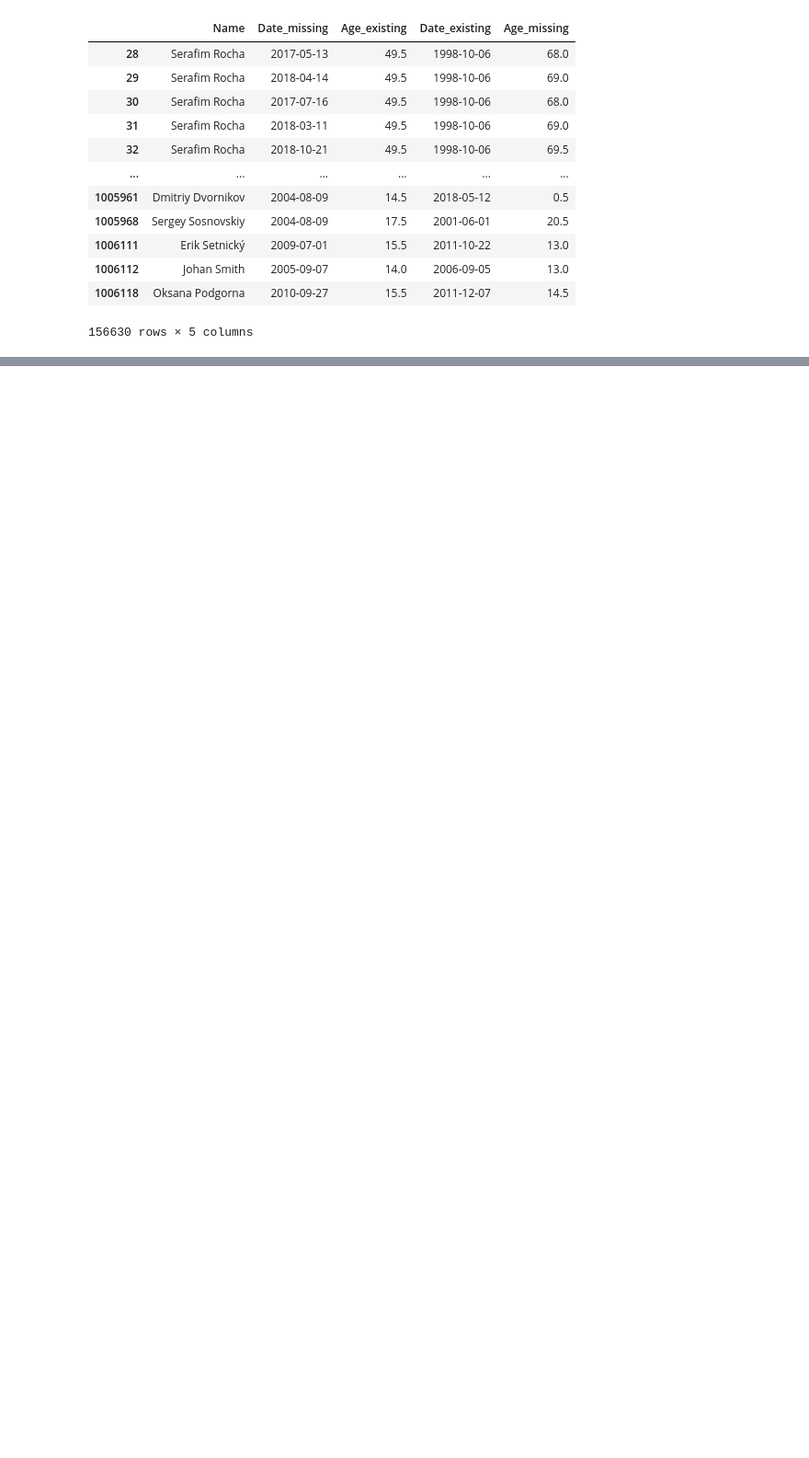
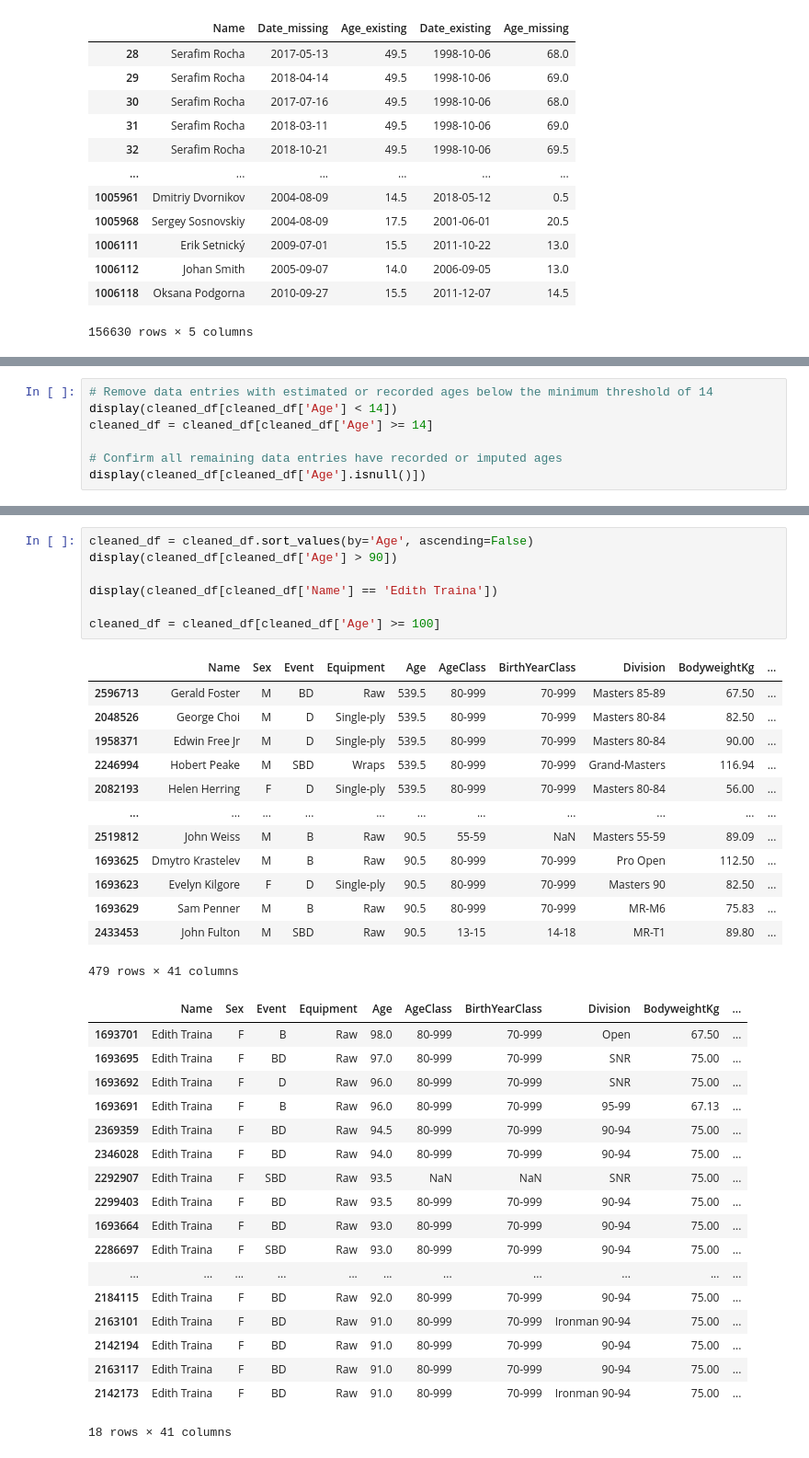
Before and after one commit to kim-jason/PowerliftingDataset, a Jupyter notebook: Powerlifting_Data_Science_Project.ipynb, the cells around one changed output, grey strips where cells are left out. Shown: that part at 92% size. Drawn from its saved outputs; the diff is of its cells as text; blank space fills up the shorter version.

```diff
--- a/Powerlifting_Data_Science_Project.ipynb
+++ b/Powerlifting_Data_Science_Project.ipynb
@@ -271,0 +270,7 @@ display(lifters_missing_age[lifters_missing_age['Age_missing'] < 0])
+# %%
+# Remove data entries with estimated or recorded ages below the minimum threshold of 14
+display(cleaned_df[cleaned_df['Age'] < 14])
+cleaned_df = cleaned_df[cleaned_df['Age'] >= 14]
+
+# Confirm all remaining data entries have recorded or imputed ages
+display(cleaned_df[cleaned_df['Age'].isnull()])
@@ -271,0 +297,39 @@ display(lifters_missing_age[lifters_missing_age['Age_missing'] < 0])
+# %%
+cleaned_df = cleaned_df.sort_values(by='Age', ascending=False)
+display(cleaned_df[cleaned_df['Age'] > 90])
+
+display(cleaned_df[cleaned_df['Name'] == 'Edith Traina'])
+
+cleaned_df = cleaned_df[cleaned_df['Age'] >= 100]
+# %% [output]
+|  | Name | Sex | Event | Equipment | Age | AgeClass | BirthYearClass | Division | BodyweightKg | ... |
+| 2596713 | Gerald Foster | M | BD | Raw | 539.5 | 80-999 | 70-999 | Masters 85-89 | 67.50 | ... |
+| 2048526 | George Choi | M | D | Single-ply | 539.5 | 80-999 | 70-999 | Masters 80-84 | 82.50 | ... |
+| 1958371 | Edwin Free Jr | M | D | Single-ply | 539.5 | 80-999 | 70-999 | Masters 80-84 | 90.00 | ... |
+| 2246994 | Hobert Peake | M | SBD | Wraps | 539.5 | 80-999 | 70-999 | Grand-Masters | 116.94 | ... |
+| 2082193 | Helen Herring | F | D | Single-ply | 539.5 | 80-999 | 70-999 | Masters 80-84 | 56.00 | ... |
+| ... | ... | ... | ... | ... | ... | ... | ... | ... | ... | ... |
+| 2519812 | John Weiss | M | B | Raw | 90.5 | 55-59 | NaN | Masters 55-59 | 89.09 | ... |
+| 1693625 | Dmytro Krastelev | M | B | Raw | 90.5 | 80-999 | 70-999 | Pro Open | 112.50 | ... |
+| 1693623 | Evelyn Kilgore | F | D | Single-ply | 90.5 | 80-999 | 70-999 | Masters 90 | 82.50 | ... |
+| 1693629 | Sam Penner | M | B | Raw | 90.5 | 80-999 | 70-999 | MR-M6 | 75.83 | ... |
+| 2433453 | John Fulton | M | SBD | Raw | 90.5 | 13-15 | 14-18 | MR-T1 | 89.80 | ... |
+479 rows × 41 columns
+|  | Name | Sex | Event | Equipment | Age | AgeClass | BirthYearClass | Division | BodyweightKg | ... |
+| 1693701 | Edith Traina | F | B | Raw | 98.0 | 80-999 | 70-999 | Open | 67.50 | ... |
+| 1693695 | Edith Traina | F | BD | Raw | 97.0 | 80-999 | 70-999 | SNR | 75.00 | ... |
+| 1693692 | Edith Traina | F | D | Raw | 96.0 | 80-999 | 70-999 | SNR | 75.00 | ... |
+| 1693691 | Edith Traina | F | B | Raw | 96.0 | 80-999 | 70-999 | 95-99 | 67.13 | ... |
+| 2369359 | Edith Traina | F | BD | Raw | 94.5 | 80-999 | 70-999 | 90-94 | 75.00 | ... |
+| 2346028 | Edith Traina | F | BD | Raw | 94.0 | 80-999 | 70-999 | 90-94 | 75.00 | ... |
+| 2292907 | Edith Traina | F | SBD | Raw | 93.5 | NaN | NaN | SNR | 75.00 | ... |
+| 2299403 | Edith Traina | F | BD | Raw | 93.5 | 80-999 | 70-999 | 90-94 | 75.00 | ... |
+| 1693664 | Edith Traina | F | BD | Raw | 93.0 | 80-999 | 70-999 | 90-94 | 75.00 | ... |
+| 2286697 | Edith Traina | F | SBD | Raw | 93.0 | 80-999 | 70-999 | 90-94 | 75.00 | ... |
+| ... | ... | ... | ... | ... | ... | ... | ... | ... | ... | ... |
+| 2184115 | Edith Traina | F | BD | Raw | 92.0 | 80-999 | 70-999 | 90-94 | 75.00 | ... |
+| 2163101 | Edith Traina | F | BD | Raw | 91.0 | 80-999 | 70-999 | Ironman 90-94 | 75.00 | ... |
+| 2142194 | Edith Traina | F | BD | Raw | 91.0 | 80-999 | 70-999 | 90-94 | 75.00 | ... |
+| 2163117 | Edith Traina | F | BD | Raw | 91.0 | 80-999 | 70-999 | 90-94 | 75.00 | ... |
+| 2142173 | Edith Traina | F | BD | Raw | 91.0 | 80-999 | 70-999 | Ironman 90-94 | 75.00 | ... |
+18 rows × 41 columns
```
Also changed, not shown: parts of 9 cells of this notebook.
